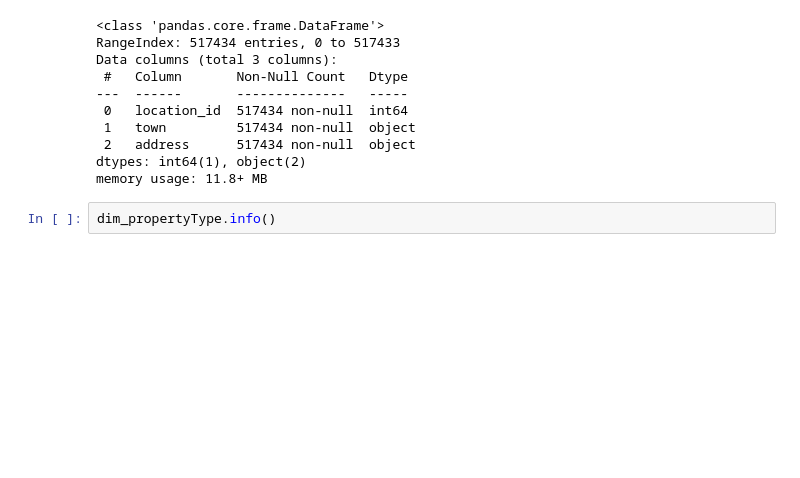
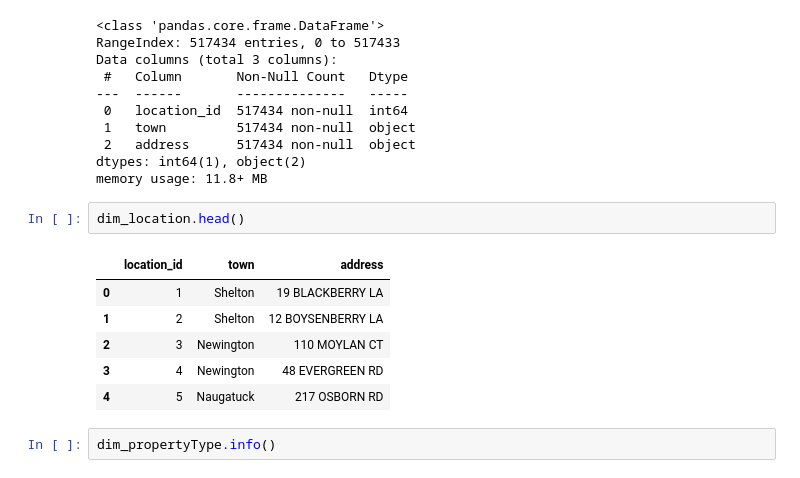
Before and after one commit to gabrielplic/CIS9440, a Jupyter notebook: scripts/REsales_ETL_Updated.ipynb, the cells around one changed output. Drawn from its saved outputs; the diff is of its cells as text; blank space fills up the shorter version.

```diff
--- a/scripts/REsales_ETL_Updated.ipynb
+++ b/scripts/REsales_ETL_Updated.ipynb
@@ -682,6 +691,15 @@ Data columns (total 3 columns):
  2   address      517434 non-null  object
 dtypes: int64(1), object(2)
 memory usage: 11.8+ MB
+# %%
+dim_location.head()
+# %% [output]
+|  | location_id | town | address |
+| 0 | 1 | Shelton | 19 BLACKBERRY LA |
+| 1 | 2 | Shelton | 12 BOYSENBERRY LA |
+| 2 | 3 | Newington | 110 MOYLAN CT |
+| 3 | 4 | Newington | 48 EVERGREEN RD |
+| 4 | 5 | Naugatuck | 217 OSBORN RD |
 # %%
 dim_propertyType.info()
 # %% [output]
```
Also changed, not shown: parts of 12 cells of this notebook.
